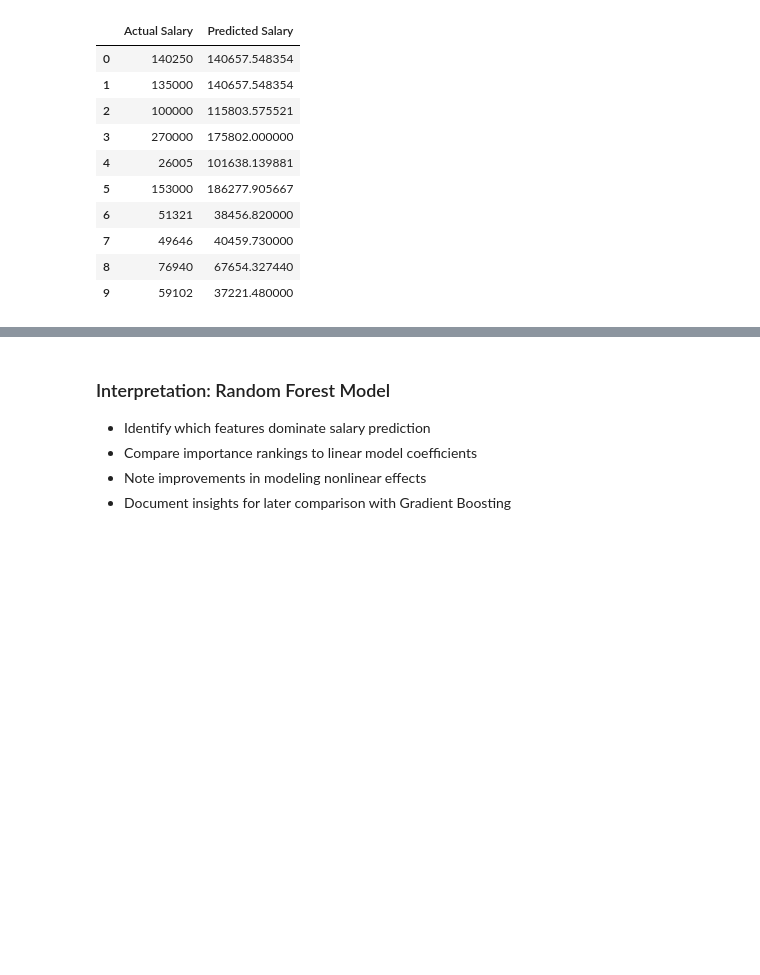
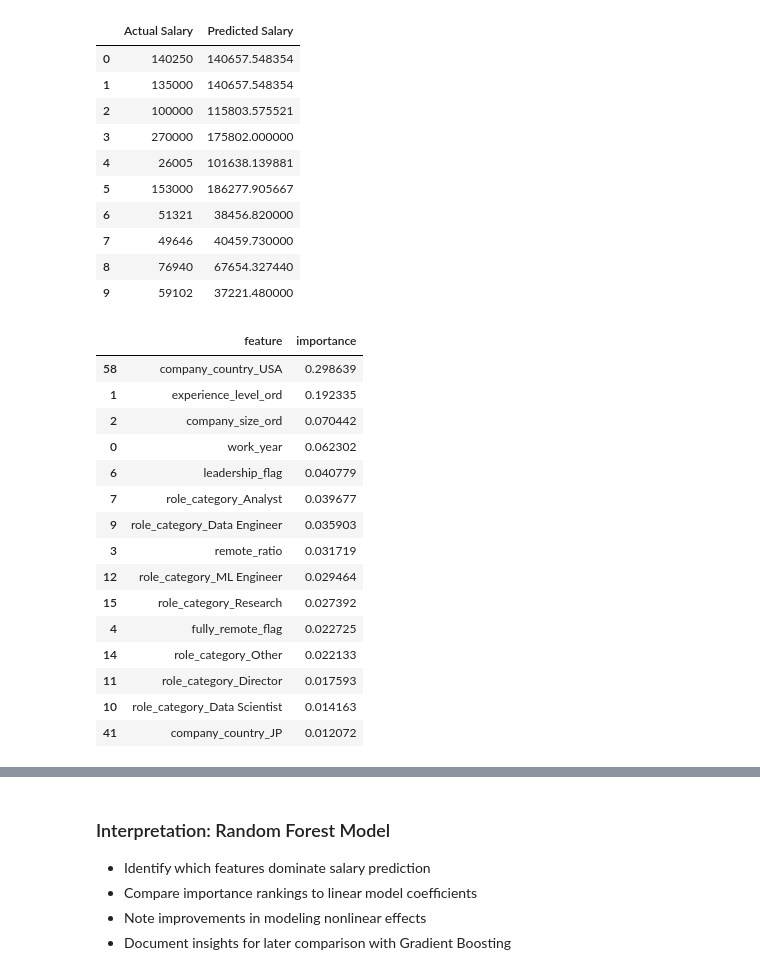
Before and after one commit to DevAnnafi/AI-Job-Market-Analyzer, a Jupyter notebook: notebooks/04_model_training.ipynb, the cells around one changed output, grey strips where cells are left out. Cells and saved outputs as stored; diff of their text form; code cells hidden in the pictures; blank space fills up the shorter version.

```diff
--- a/notebooks/04_model_training.ipynb
+++ b/notebooks/04_model_training.ipynb
@@ -366,14 +366,63 @@ pd.DataFrame({
 # %%
 # STEP 6.8: Extract feature importance from Random Forest
 
 # - Tree-based models provide native feature importance
 # - Importance scores indicate how often features are used
 #   to split decision trees
 
 # PROCESS:
 # - Extract importance values from the trained model
 # - Map them back to encoded feature names
 # - Rank features by importance
 
 # GOAL:
 # - Validate which features most influence salary predictions
+
+rf_estimator = rf_model.named_steps["regressor"]
+
+# 2. Get feature names after preprocessing
+numeric_feature_names = numeric_features
+
+categorical_feature_names = (
+    rf_model.named_steps["preprocessor"]
+    .named_transformers_["cat"]
+    .get_feature_names_out(categorical_features)
+)
+
+all_feature_names = np.concatenate([
+    numeric_feature_names,
+    categorical_feature_names
+])
+
+# 3. Extract feature importance values
+importances = rf_estimator.feature_importances_
+
+# 4. Create a DataFrame for easy interpretation
+feature_importance_df = pd.DataFrame({
+    "feature": all_feature_names,
+    "importance": importances
+})
+
+# 5. Sort features by importance
+feature_importance_df = feature_importance_df.sort_values(
+    by="importance", ascending=False
+)
+
+feature_importance_df.head(15)
+# %% [output]
+|  | feature | importance |
+| 58 | company_country_USA | 0.298639 |
+| 1 | experience_level_ord | 0.192335 |
+| 2 | company_size_ord | 0.070442 |
+| 0 | work_year | 0.062302 |
+| 6 | leadership_flag | 0.040779 |
+| 7 | role_category_Analyst | 0.039677 |
+| 9 | role_category_Data Engineer | 0.035903 |
+| 3 | remote_ratio | 0.031719 |
+| 12 | role_category_ML Engineer | 0.029464 |
+| 15 | role_category_Research | 0.027392 |
+| 4 | fully_remote_flag | 0.022725 |
+| 14 | role_category_Other | 0.022133 |
+| 11 | role_category_Director | 0.017593 |
+| 10 | role_category_Data Scientist | 0.014163 |
+| 41 | company_country_JP | 0.012072 |
```
Also changed, not shown: parts of 1 cell of this notebook.
